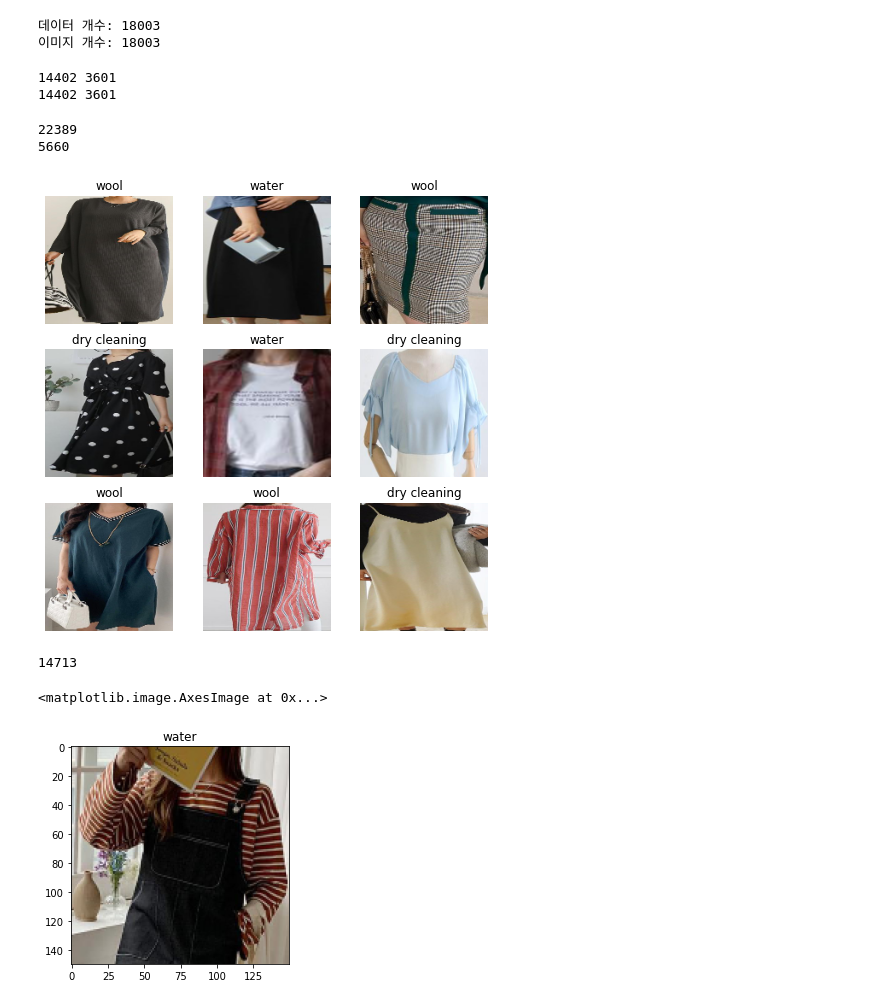
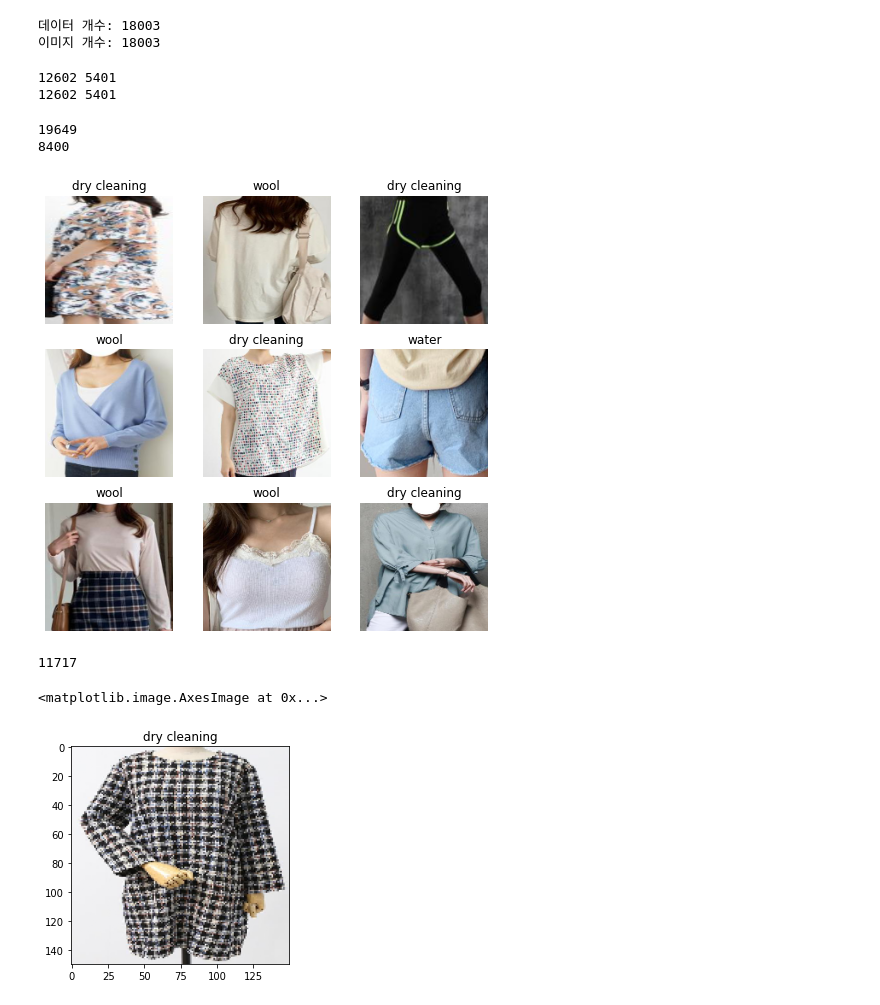
Before and after one commit to dra04gon/fabric_detection, a Jupyter notebook: laundry_step.ipynb, the cells around one changed output. Cells and saved outputs as stored; diff of their text form; code cells hidden in the pictures.

```diff
--- a/laundry_step.ipynb
+++ b/laundry_step.ipynb
@@ -71,12 +75,12 @@ print("이미지 개수:", len(image_files))
 # %%
 # os.mkdir(f"{save_dir}")
 # %%
-train_image, val_image, train_json, val_json = train_test_split(image_files, json_files, test_size=0.2, random_state=42, shuffle=True)
+train_image, val_image, train_json, val_json = train_test_split(image_files, json_files, test_size=0.3, random_state=42, shuffle=True)
 print(len(train_image), len(val_image))
 print(len(train_json), len(val_json))
 # %% [output]
-14402 3601
-14402 3601
+12602 5401
+12602 5401
 # %%
 clothes_class = ["아우터", "하의", "원피스", "상의"]
 clothes_xy = {"outer_xy":None, "pants_xy":None, "onepiece_xy":None, "shirt_xy":None}
@@ -146,10 +150,11 @@ for file in tqdm(val_json):
 # %%
 #사용자 정의 데이터셋
 class ClothDataset(Dataset):
-    def __init__(self, train_image_dict, data_dir=r"./zip_data/pic_filter"): #C:\Users\dra04\fashion image\K-Fashion 이미지\Training\원천데이터
+    def __init__(self, train_image_dict, transform=None, data_dir=r"./zip_data/pic_filter"):
         super().__init__()
         self.data_dir = data_dir
         self.train_image_dict = train_image_dict
+        self.transform = transform
         self.image_files = []
         self.dict_label_to_num = {
             "메시": 0,"데님" : 0 , "우븐": 0 ,"패딩" : 0,
@@ -172,11 +177,27 @@ class ClothDataset(Dataset):
         x, y, w, h = map(int, xy)
         im = Image.open(file_name)
         im = transforms.ToTensor()(im)
+        # im = transforms.Normalize((0.5,),(0.5,))(im) #######
         im = torchvision.transforms.functional.crop(im, y, x, h, w)
-        im = transforms.Resize((150,150),Image.BILINEAR)(im)
+        im = transforms.Resize((150,150))(im) #,Image.BILINEAR
+        # transform = transforms.RandomHorizontalFlip(p=1)
+        # imgs = transform(im)
 
+        # torchvision_transform=transforms.Compose([
+        #                                 transforms.RandomHorizontalFlip(),
+        #                                 transforms.ToTensor(),
+        #                                 transforms.Normalize((0.1307,),(0.3081,))])
+        # im = torchvision_transform(im)
         fabric_label = self.dict_label_to_num[fabric]
+
+
         return im, fabric_label
 
     def __len__(self):
         return len(self.image_files)
+
+torchvision_transform=transforms.Compose([
+                                transforms.RandomHorizontalFlip(),
+                                transforms.ToTensor(),
+                                transforms.Normalize((0.1307,),(0.3081,))])
+torchvision_dataset = ClothDataset(train_image_dict,transform=torchvision_transform)
@@ -184,8 +265,9 @@ class ClothDataset(Dataset):
 train_dataset = ClothDataset(train_image_dict)
 valid_dataset = ClothDataset(valid_image_dict)
 # print(train_dataset[0][0])
+# print(len(torchvision_dataset))
 print(len(train_dataset))
 print(len(valid_dataset))
 # %% [output]
-22389
-5660
+19649
+8400
@@ -205,26 +274,27 @@ class Resnet50(nn.Module): #18
 # %%
 classes=["water",
         "wool",
         "dry cleaning",
         "etc"]
 
 # y=train_dataset[18][1] #dict의 18번째 label-->label 값을 뜻한다
 figure = plt.figure(figsize=(8,8))
 cols, rows= 3,3
 
 for i in range(1, cols*rows+1):
     sample_idx=torch.randint(len(train_dataset),size=(1,)).item()
 
-    img, label= train_dataset[sample_idx]
+    # img, label= train_dataset[sample_idx]
+    img, label= torchvision_dataset[sample_idx]
 
     figure.add_subplot(rows, cols, i)
     title=classes[label]
     plt.title(title)
     plt.axis("off")
     plt.imshow(img.permute(1,2,0))
 plt.show()
 # %% [output]
-[figure, old version]
+[figure, new version]
 # %%
 idx = np.random.randint(0, len(train_dataset))
 print(idx)
@@ -232,7 +302,7 @@ title=classes[train_dataset[idx][1]]
 plt.title(title)
 plt.imshow(train_dataset[idx][0].permute(1,2,0))
 # %% [output]
-14713
+11717
 <matplotlib.image.AxesImage at 0x...>
-[figure, old version]
+[figure, new version]
 # %%
```
Also changed, not shown: parts of 10 cells of this notebook.
